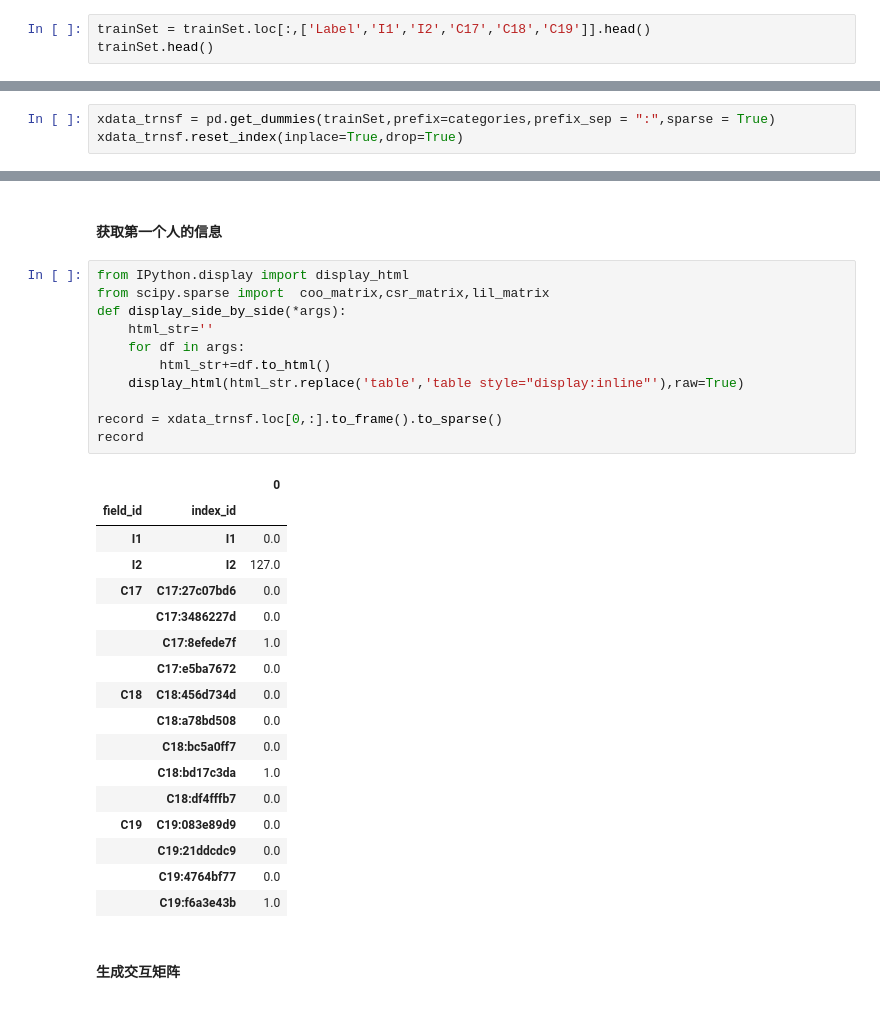
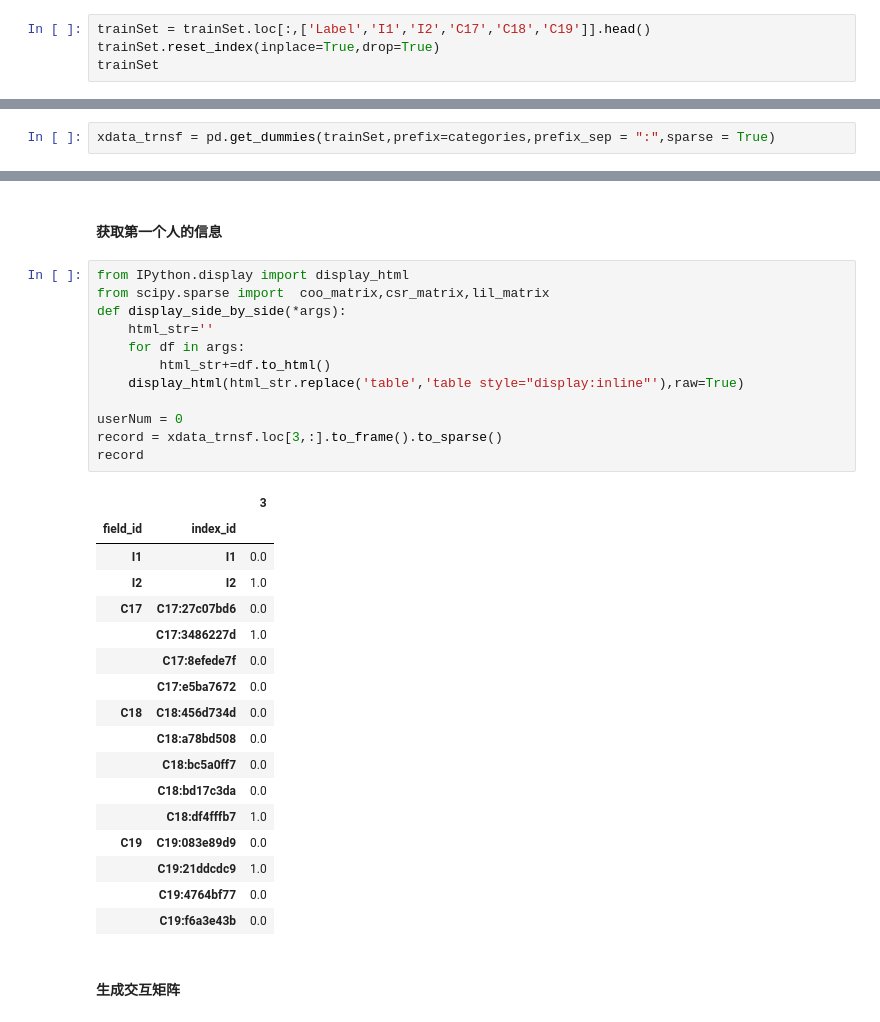
Before and after one commit to anxu5829/ffmInPython, a Jupyter notebook: ffmVersion2.0_mxnetScratchVersion.ipynb, the cells around one changed output, grey strips where cells are left out. Saved outputs shown, nothing was run; the diff lists cells and outputs as text.

```diff
--- a/ffmVersion2.0_mxnetScratchVersion.ipynb
+++ b/ffmVersion2.0_mxnetScratchVersion.ipynb
@@ -214,6 +222,7 @@ trainSet.head(4)
 - 注意：实际中应当把训练集和测试集统一进行编号
 # %%
 trainSet = trainSet.loc[:,['Label','I1','I2','C17','C18','C19']].head()
-trainSet.head()
+trainSet.reset_index(inplace=True,drop=True)
+trainSet
 # %% [output]
 |  | Label | I1 | I2 | C17 | C18 | C19 |
@@ -237,7 +246,6 @@ trainSet.loc[:,continues] = trainSet.loc[:,continues].apply(lambda x : x.astype(
 ### get dummies
 # %%
 xdata_trnsf = pd.get_dummies(trainSet,prefix=categories,prefix_sep = ":",sparse = True)
-xdata_trnsf.reset_index(inplace=True,drop=True)
 # %%
 # xdata_trnsf = pd.get_dummies(trainSet,prefix=categories,prefix_sep = ":",sparse = True)
 xdata_trnsf
@@ -343,32 +377,33 @@ print(Wmatrix.grad)
 # %%
 from IPython.display import display_html
 from scipy.sparse import  coo_matrix,csr_matrix,lil_matrix
 def display_side_by_side(*args):
     html_str=''
     for df in args:
         html_str+=df.to_html()
     display_html(html_str.replace('table','table style="display:inline"'),raw=True)
 
-record = xdata_trnsf.loc[0,:].to_frame().to_sparse()
+userNum = 0
+record = xdata_trnsf.loc[3,:].to_frame().to_sparse()
 record
 # %% [output]
-|  |  | 0 |
+|  |  | 3 |
 | field_id | index_id |  |
 | I1 | I1 | 0.0 |
-| I2 | I2 | 127.0 |
+| I2 | I2 | 1.0 |
 | C17 | C17:27c07bd6 | 0.0 |
-|  | C17:3486227d | 0.0 |
-|  | C17:8efede7f | 1.0 |
+|  | C17:3486227d | 1.0 |
+|  | C17:8efede7f | 0.0 |
 |  | C17:e5ba7672 | 0.0 |
 | C18 | C18:456d734d | 0.0 |
 |  | C18:a78bd508 | 0.0 |
 |  | C18:bc5a0ff7 | 0.0 |
-|  | C18:bd17c3da | 1.0 |
-|  | C18:df4fffb7 | 0.0 |
+|  | C18:bd17c3da | 0.0 |
+|  | C18:df4fffb7 | 1.0 |
 | C19 | C19:083e89d9 | 0.0 |
-|  | C19:21ddcdc9 | 0.0 |
+|  | C19:21ddcdc9 | 1.0 |
 |  | C19:4764bf77 | 0.0 |
-|  | C19:f6a3e43b | 1.0 |
+|  | C19:f6a3e43b | 0.0 |
 # %% [markdown]
 
 #### 生成交互矩阵
```
Also changed, not shown: parts of 31 cells of this notebook, 3 other files.
